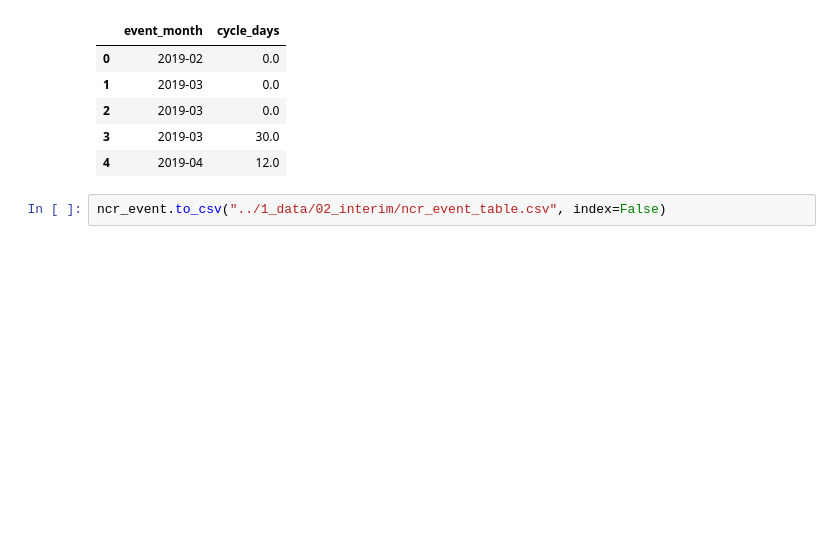
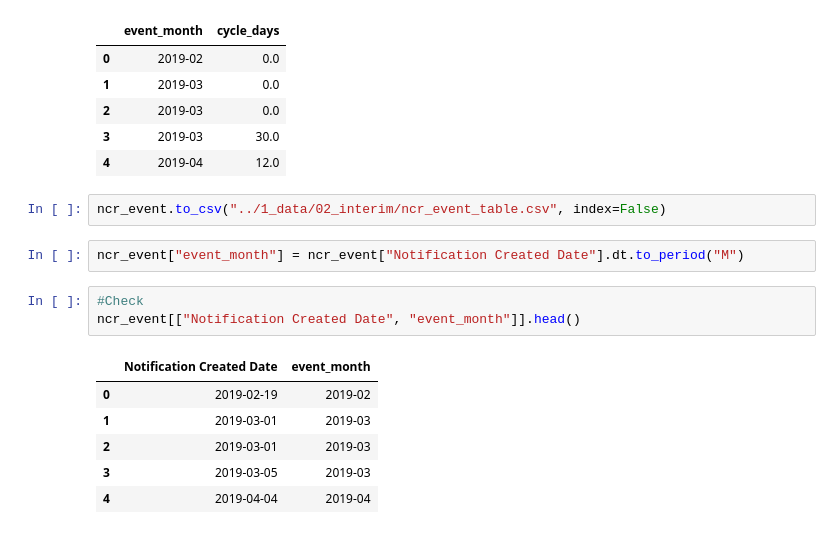
Before and after one commit to johnyue00011/supplier-risk-decision-framework, a Jupyter notebook: 2_notebooks/01_data_audit.ipynb, the cells around one changed output. Cells and saved outputs as stored; diff of their text form; blank space fills up the shorter version.

```diff
--- a/2_notebooks/01_data_audit.ipynb
+++ b/2_notebooks/01_data_audit.ipynb
@@ -339,3 +339,15 @@ ncr_event[["event_month", "cycle_days"]].head()
 | 4 | 2019-04 | 12.0 |
 # %%
 ncr_event.to_csv("../1_data/02_interim/ncr_event_table.csv", index=False)
+# %%
+ncr_event["event_month"] = ncr_event["Notification Created Date"].dt.to_period("M")
+# %%
+#Check
+ncr_event[["Notification Created Date", "event_month"]].head()
+# %% [output]
+|  | Notification Created Date | event_month |
+| 0 | 2019-02-19 | 2019-02 |
+| 1 | 2019-03-01 | 2019-03 |
+| 2 | 2019-03-01 | 2019-03 |
+| 3 | 2019-03-05 | 2019-03 |
+| 4 | 2019-04-04 | 2019-04 |
```
Also changed, not shown: parts of 8 cells of this notebook.
